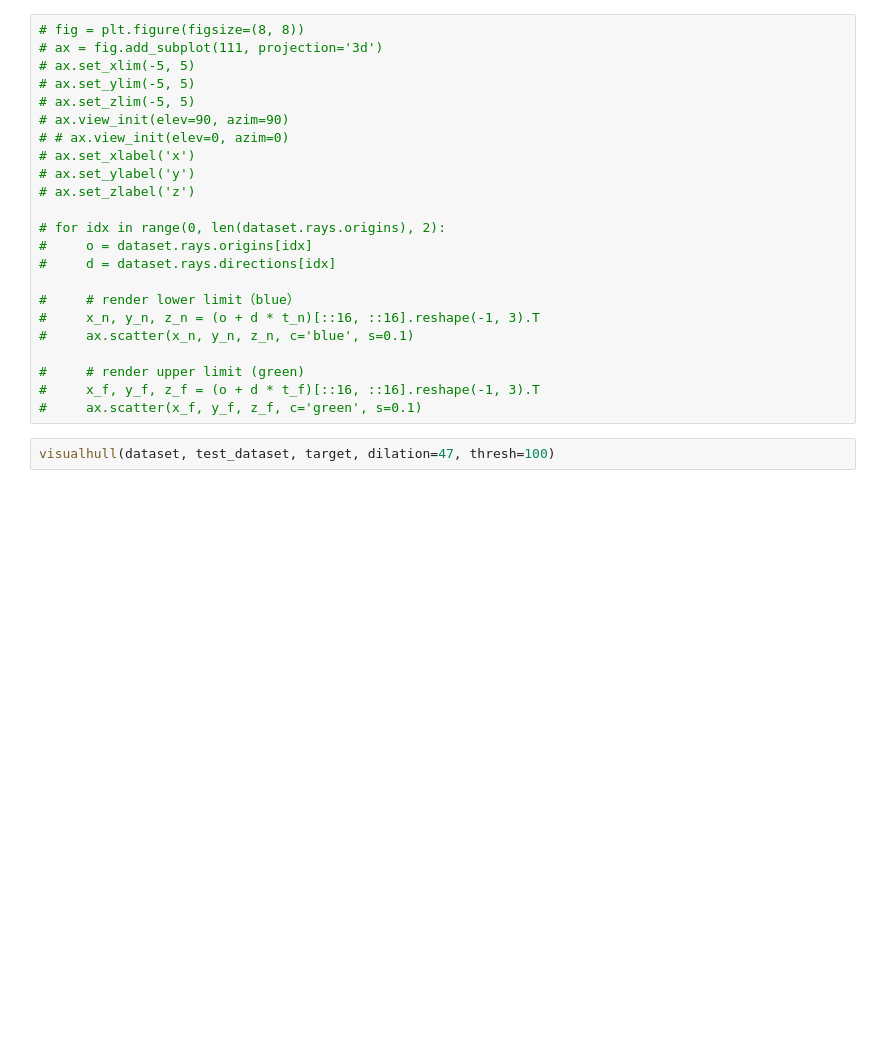
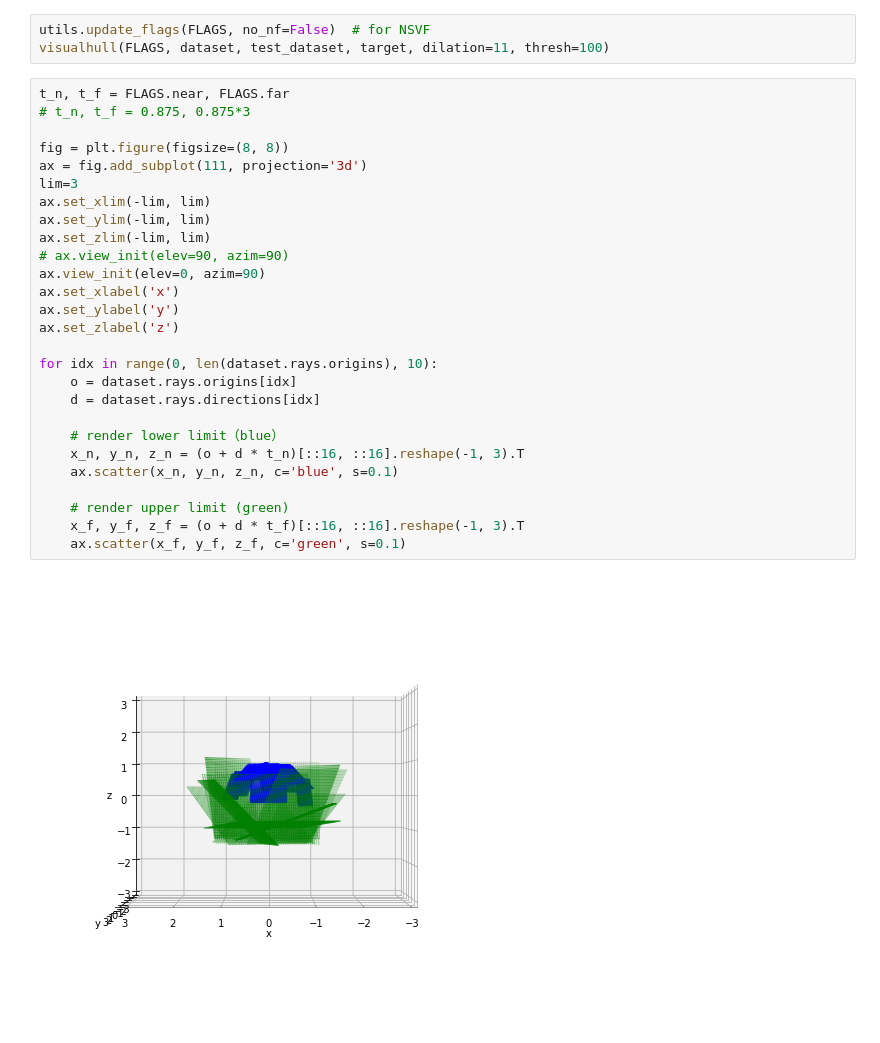
Before and after one commit to naruya/VaxNeRF, a Jupyter notebook: visualhull_blender.ipynb, the cells around one changed output. Drawn from its saved outputs; the diff is of its cells as text; blank space fills up the shorter version.

Commit message:
fix visualhull for nsvf

```diff
--- a/visualhull_blender.ipynb
+++ b/visualhull_blender.ipynb
@@ -56,25 +61,32 @@ if FLAGS.vh_test:
-# %%
-# fig = plt.figure(figsize=(8, 8))
-# ax = fig.add_subplot(111, projection='3d')
-# ax.set_xlim(-5, 5)
-# ax.set_ylim(-5, 5)
-# ax.set_zlim(-5, 5)
-# ax.view_init(elev=90, azim=90)
-# # ax.view_init(elev=0, azim=0)
-# ax.set_xlabel('x')
-# ax.set_ylabel('y')
-# ax.set_zlabel('z')
-
-# for idx in range(0, len(dataset.rays.origins), 2):
-#     o = dataset.rays.origins[idx]
-#     d = dataset.rays.directions[idx]
-
-#     # render lower limit（blue）
-#     x_n, y_n, z_n = (o + d * t_n)[::16, ::16].reshape(-1, 3).T
-#     ax.scatter(x_n, y_n, z_n, c='blue', s=0.1)
-
-#     # render upper limit (green)
-#     x_f, y_f, z_f = (o + d * t_f)[::16, ::16].reshape(-1, 3).T
-#     ax.scatter(x_f, y_f, z_f, c='green', s=0.1)
 # %%
-visualhull(dataset, test_dataset, target, dilation=47, thresh=100)
+utils.update_flags(FLAGS, no_nf=False)  # for NSVF
+visualhull(FLAGS, dataset, test_dataset, target, dilation=11, thresh=100)
+# %%
+t_n, t_f = FLAGS.near, FLAGS.far
+# t_n, t_f = 0.875, 0.875*3
+
+fig = plt.figure(figsize=(8, 8))
+ax = fig.add_subplot(111, projection='3d')
+lim=3
+ax.set_xlim(-lim, lim)
+ax.set_ylim(-lim, lim)
+ax.set_zlim(-lim, lim)
+# ax.view_init(elev=90, azim=90)
+ax.view_init(elev=0, azim=90)
+ax.set_xlabel('x')
+ax.set_ylabel('y')
+ax.set_zlabel('z')
+
+for idx in range(0, len(dataset.rays.origins), 10):
+    o = dataset.rays.origins[idx]
+    d = dataset.rays.directions[idx]
+
+    # render lower limit（blue）
+    x_n, y_n, z_n = (o + d * t_n)[::16, ::16].reshape(-1, 3).T
+    ax.scatter(x_n, y_n, z_n, c='blue', s=0.1)
+
+    # render upper limit (green)
+    x_f, y_f, z_f = (o + d * t_f)[::16, ::16].reshape(-1, 3).T
+    ax.scatter(x_f, y_f, z_f, c='green', s=0.1)
+# %% [output]
+[figure, added]
```
Also changed, not shown: parts of 3 cells of this notebook, 3 other files.
